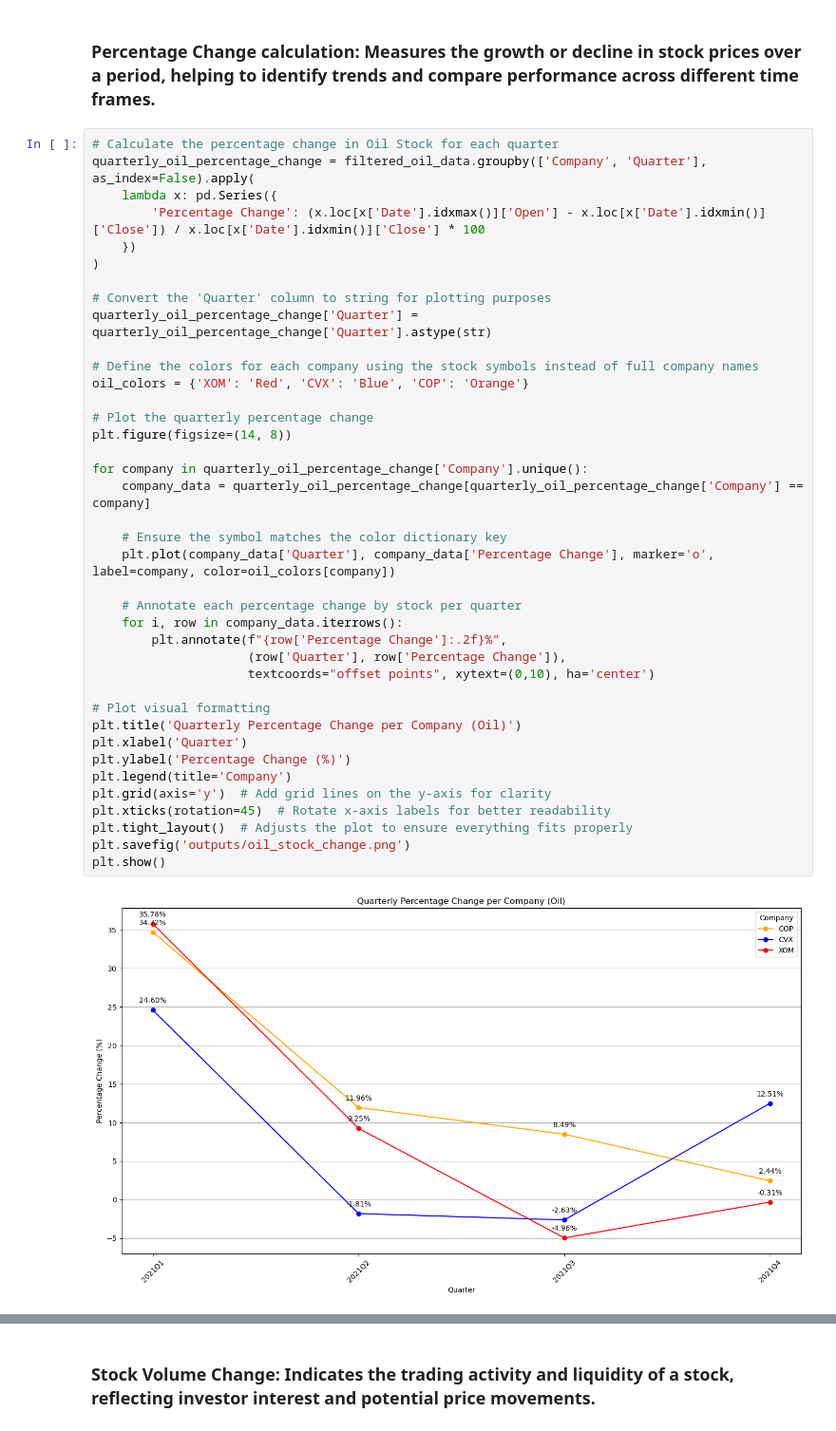
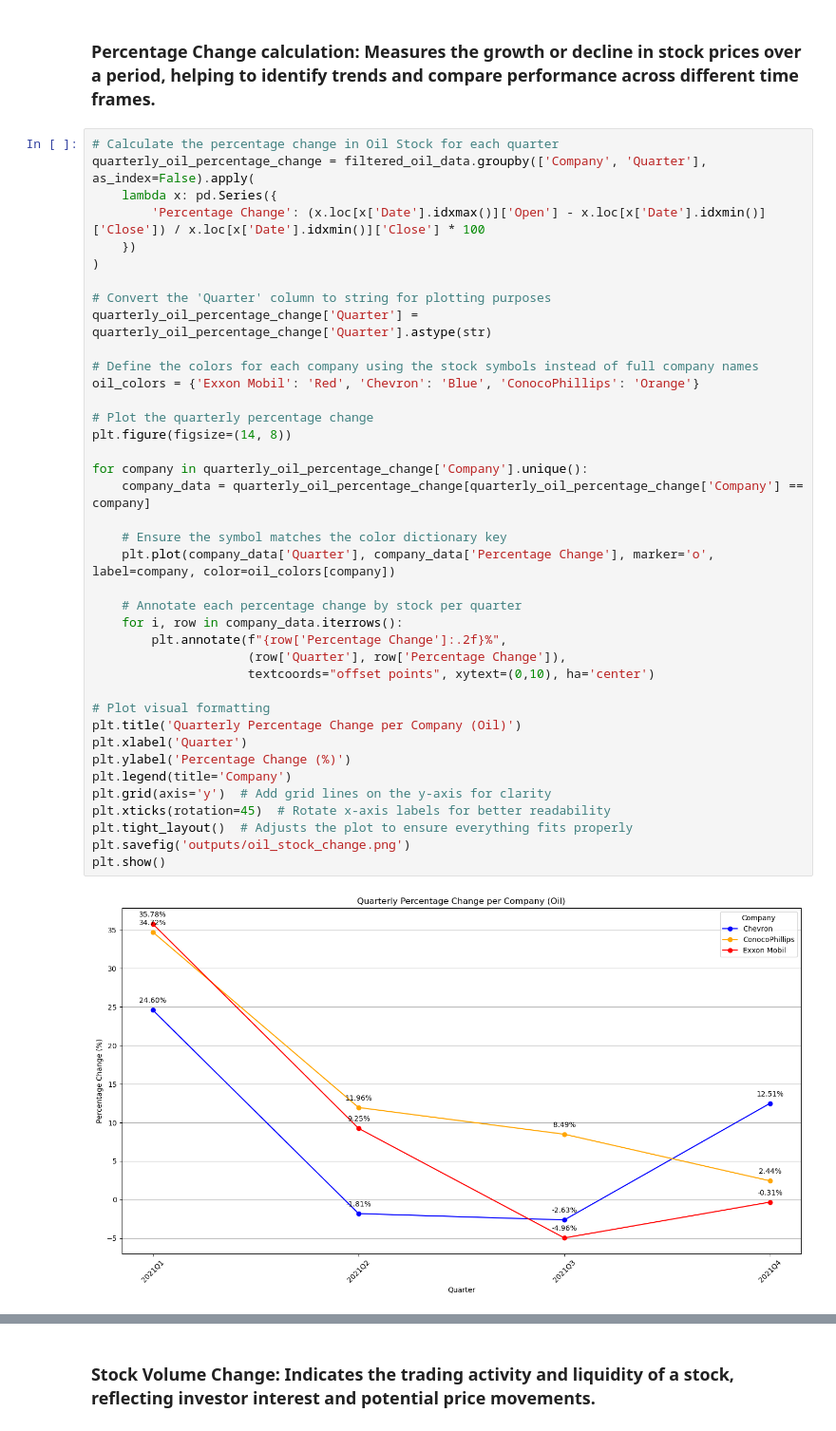
Before and after one commit to CassioSperb/Project_3, a Jupyter notebook: data/Project_Stock_Analysis.ipynb, the cells around one changed output, grey strips where cells are left out. Shown at 95% size. Cells and saved outputs as stored; diff of their text form.

```diff
--- a/data/Project_Stock_Analysis.ipynb
+++ b/data/Project_Stock_Analysis.ipynb
@@ -166,35 +166,35 @@ quarterly_oil_percentage_change = filtered_oil_data.groupby(['Company', 'Quarter
 quarterly_oil_percentage_change['Quarter'] = quarterly_oil_percentage_change['Quarter'].astype(str)
 
 # Define the colors for each company using the stock symbols instead of full company names
-oil_colors = {'XOM': 'Red', 'CVX': 'Blue', 'COP': 'Orange'}
+oil_colors = {'Exxon Mobil': 'Red', 'Chevron': 'Blue', 'ConocoPhillips': 'Orange'}
 
 # Plot the quarterly percentage change
 plt.figure(figsize=(14, 8))
 
 for company in quarterly_oil_percentage_change['Company'].unique():
     company_data = quarterly_oil_percentage_change[quarterly_oil_percentage_change['Company'] == company]
 
     # Ensure the symbol matches the color dictionary key
     plt.plot(company_data['Quarter'], company_data['Percentage Change'], marker='o', label=company, color=oil_colors[company])
 
     # Annotate each percentage change by stock per quarter
     for i, row in company_data.iterrows():
         plt.annotate(f"{row['Percentage Change']:.2f}%",
                      (row['Quarter'], row['Percentage Change']),
                      textcoords="offset points", xytext=(0,10), ha='center')
 
 # Plot visual formatting
 plt.title('Quarterly Percentage Change per Company (Oil)')
 plt.xlabel('Quarter')
 plt.ylabel('Percentage Change (%)')
 plt.legend(title='Company')
 plt.grid(axis='y')  # Add grid lines on the y-axis for clarity
 plt.xticks(rotation=45)  # Rotate x-axis labels for better readability
 plt.tight_layout()  # Adjusts the plot to ensure everything fits properly
 plt.savefig('outputs/oil_stock_change.png')
 plt.show()
 # %% [output]
-[figure, old version]
+[figure, new version]
 # %%
 # Calculate the percentage change in Telecom Stock for each quarter
 quarterly_tele_percentage_change = filtered_tele_data.groupby(['Company', 'Quarter'], as_index=False).apply(
```
Also changed, not shown: parts of 10 cells of this notebook.
